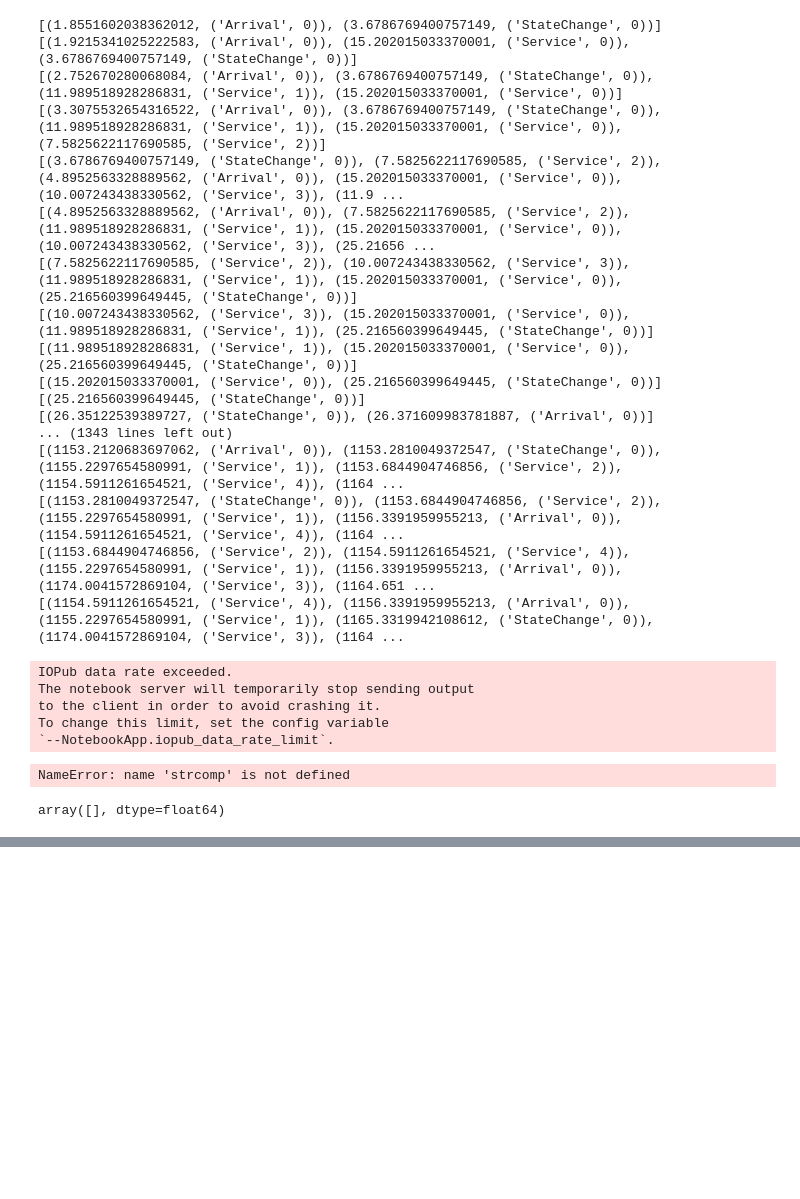
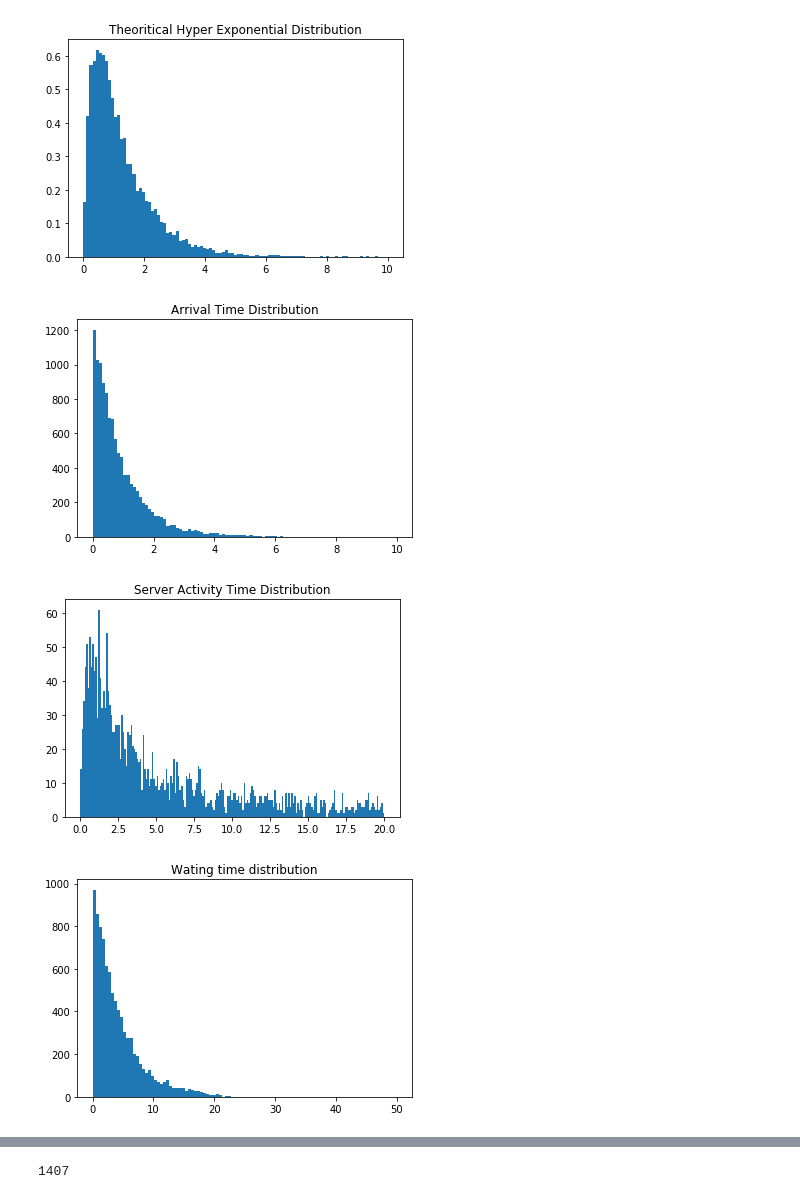
Before and after one commit to mhattingpete/02443_Stochastic_Simulation_Project, a Jupyter notebook: Project Stochastic.ipynb, the cells around one changed output, grey strips where cells are left out. Cells and saved outputs as stored; diff of their text form; code cells hidden in the pictures; blank space fills up the shorter version.

```diff
--- a/Project Stochastic.ipynb
+++ b/Project Stochastic.ipynb
@@ -29,18 +29,14 @@ def GenerateArrivalTime(lmbda,N):
     return -np.log(np.random.rand(N))/lmbda
 # %%
 def DepositToQueue(arrtime,Q,Ql):
-    #T is the curret time
     #arrtime is the arrival time
     #Q is current queue
     #Ql is the queue lengths with corresponding time
-    if arrtime:
-        Q.append(arrtime)
-        if Q:
-            Ql.append([arrtime,len(Q)])
-        else:
-            Ql.append([arrtime,0])
+    Q.append(arrtime)
+    if Q:
+        Ql.append([arrtime,len(Q)])
     else:
-        pass
+        Ql.append([arrtime,0])
 # %%
 def DrawFromQueue(T,Q,Ql,Qt,S):
     #T is current time
@@ -156,37 +599,28 @@ plt.show()
+# %%
+probs=-1/2*np.log(np.random.rand(10000))/2
+probs = probs-1/2*np.log(np.random.rand(10000))*2
 # %%
-Ql,Qt,M=SimQueueIPP(10,8,1/8,1/8,1,10000,1)
+Ql,Qt,M,At,SAt=SimQueueIPP(10,6,1/8,1/8,1/10,10000,10)
-# %% [output]
-[(1.8551602038362012, ('Arrival', 0)), (3.6786769400757149, ('StateChange', 0))]
-[(1.9215341025222583, ('Arrival', 0)), (15.202015033370001, ('Service', 0)), (3.6786769400757149, ('StateChange', 0))]
-[(2.752670280068084, ('Arrival', 0)), (3.6786769400757149, ('StateChange', 0)), (11.989518928286831, ('Service', 1)), (15.202015033370001, ('Service', 0))]
-[(3.3075532654316522, ('Arrival', 0)), (3.6786769400757149, ('StateChange', 0)), (11.989518928286831, ('Service', 1)), (15.202015033370001, ('Service', 0)), (7.5825622117690585, ('Service', 2))]
-[(3.6786769400757149, ('StateChange', 0)), (7.5825622117690585, ('Service', 2)), (4.8952563328889562, ('Arrival', 0)), (15.202015033370001, ('Service', 0)), (10.007243438330562, ('Service', 3)), (11.9 ...
-[(4.8952563328889562, ('Arrival', 0)), (7.5825622117690585, ('Service', 2)), (11.989518928286831, ('Service', 1)), (15.202015033370001, ('Service', 0)), (10.007243438330562, ('Service', 3)), (25.21656 ...
-[(7.5825622117690585, ('Service', 2)), (10.007243438330562, ('Service', 3)), (11.989518928286831, ('Service', 1)), (15.202015033370001, ('Service', 0)), (25.216560399649445, ('StateChange', 0))]
-[(10.007243438330562, ('Service', 3)), (15.202015033370001, ('Service', 0)), (11.989518928286831, ('Service', 1)), (25.216560399649445, ('StateChange', 0))]
-[(11.989518928286831, ('Service', 1)), (15.202015033370001, ('Service', 0)), (25.216560399649445, ('StateChange', 0))]
-[(15.202015033370001, ('Service', 0)), (25.216560399649445, ('StateChange', 0))]
-[(25.216560399649445, ('StateChange', 0))]
-[(26.35122539389727, ('StateChange', 0)), (26.371609983781887, ('Arrival', 0))]
-... (1343 lines left out)
-[(1153.2120683697062, ('Arrival', 0)), (1153.2810049372547, ('StateChange', 0)), (1155.2297654580991, ('Service', 1)), (1153.6844904746856, ('Service', 2)), (1154.5911261654521, ('Service', 4)), (1164 ...
-[(1153.2810049372547, ('StateChange', 0)), (1153.6844904746856, ('Service', 2)), (1155.2297654580991, ('Service', 1)), (1156.3391959955213, ('Arrival', 0)), (1154.5911261654521, ('Service', 4)), (1164 ...
-[(1153.6844904746856, ('Service', 2)), (1154.5911261654521, ('Service', 4)), (1155.2297654580991, ('Service', 1)), (1156.3391959955213, ('Arrival', 0)), (1174.0041572869104, ('Service', 3)), (1164.651 ...
-[(1154.5911261654521, ('Service', 4)), (1156.3391959955213, ('Arrival', 0)), (1155.2297654580991, ('Service', 1)), (1165.3319942108612, ('StateChange', 0)), (1174.0041572869104, ('Service', 3)), (1164 ...
-IOPub data rate exceeded.
-The notebook server will temporarily stop sending output
-to the client in order to avoid crashing it.
-To change this limit, set the config variable
-`--NotebookApp.iopub_data_rate_limit`.
-# %%
-strcomp('hey','hey')
-# %% [output]
-NameError: name 'strcomp' is not defined
-# %%
-
-probs=-1/2*np.log(np.random.rand(10000))*8
-probs = probs-1/2*np.log(np.random.rand(10000))/8
-# %%
-np.
-# %% [output]
-array([], dtype=float64)
+# %%
+plt.figure()
+plt.hist(probs,bins=np.linspace(0,10,100),normed=True)
+plt.title('Theoritical Hyper Exponential Distribution')
+plt.figure()
+plt.hist(At,bins=np.linspace(0,10,100))
+plt.title('Arrival Time Distribution')
+plt.figure()
+plt.hist(SAt,bins=np.linspace(0,20,200))
+plt.title('Server Activity Time Distribution')
+Ql = np.array(Ql)
+plt.figure()
+plt.title('Wating time distribution')
+plt.hist(Qt,bins=np.linspace(0,50,100))
+plt.figure()
+plt.title('Queue lengths as a function of time')
+plt.plot(Ql[:,0],Ql[:,1])
+plt.show()
+# %% [output]
+[figure, added]
+[figure, added]
+[figure, added]
+[figure, added]
@@ -192,0 +630,4 @@ array([], dtype=float64)
+# %%
+B
+# %% [output]
+1407
```
Also changed, not shown: parts of 14 cells of this notebook.
